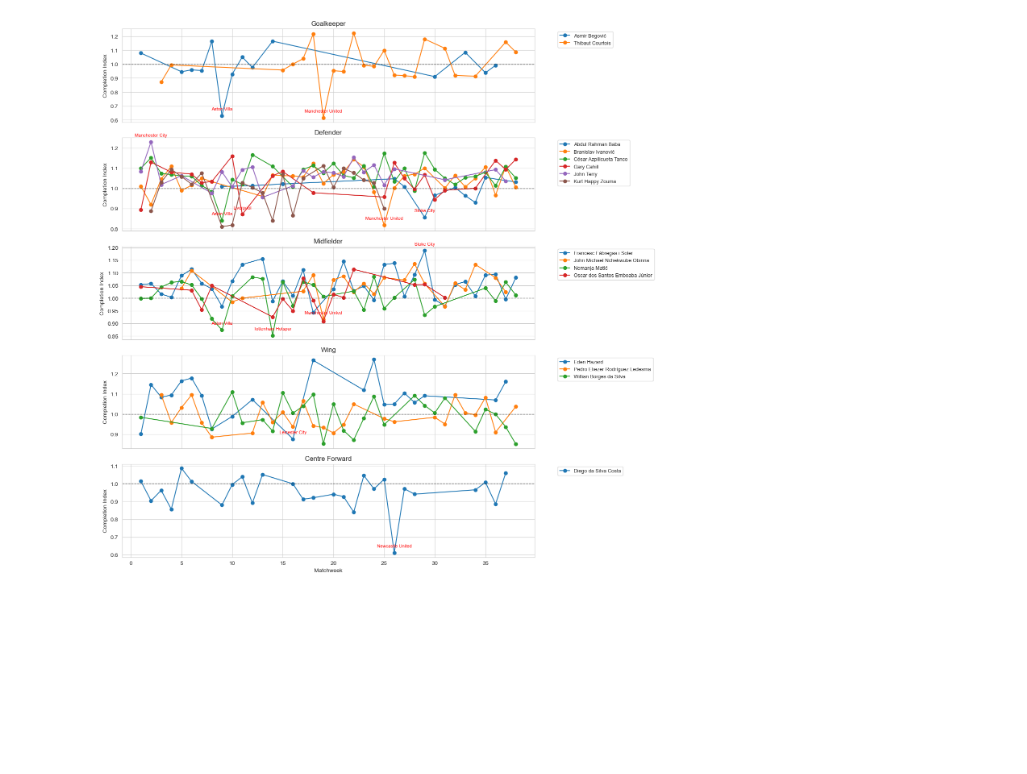
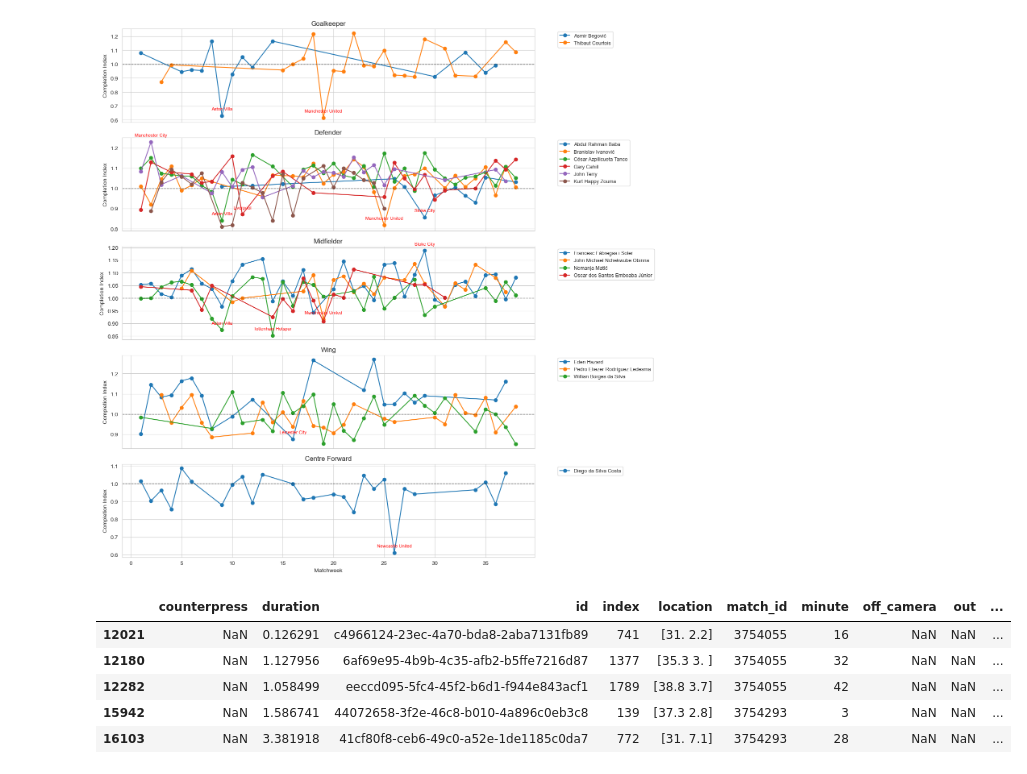
Before and after one commit to vickyfriss/Football-analytics, a Jupyter notebook: 202604 - 1 - Building Expected Passes xP for Men Top 5 Leagues.ipynb, the cells around one changed output. Cells and saved outputs as stored; diff of their text form; code cells hidden in the pictures; blank space fills up the shorter version.

```diff
--- a/202604 - 1 - Building Expected Passes xP for Men Top 5 Leagues.ipynb
+++ b/202604 - 1 - Building Expected Passes xP for Men Top 5 Leagues.ipynb
@@ -2064,6 +2064,19 @@ plt.tight_layout()
 plt.show()
 # %% [output]
 [figure]
+# %%
+# Filter Chelsea passes where start_x_zone = 0 and start_y_zone = 3
+subset = chelsea_df[(chelsea_df["start_x_zone"] == 3) & (chelsea_df["start_y_zone"] == 0)]
+
+# Show the first few rows
+subset.head(5)
+# %% [output]
+|  | counterpress | duration | id | index | location | match_id | minute | off_camera | out | ... |
+| 12021 | NaN | 0.126291 | c4966124-23ec-4a70-bda8-2aba7131fb89 | 741 | [31. 2.2] | 3754055 | 16 | NaN | NaN | ... |
+| 12180 | NaN | 1.127956 | 6af69e95-4b9b-4c35-afb2-b5ffe7216d87 | 1377 | [35.3 3. ] | 3754055 | 32 | NaN | NaN | ... |
+| 12282 | NaN | 1.058499 | eeccd095-5fc4-45f2-b6d1-f944e843acf1 | 1789 | [38.8 3.7] | 3754055 | 42 | NaN | NaN | ... |
+| 15942 | NaN | 1.586741 | 44072658-3f2e-46c8-b010-4a896c0eb3c8 | 139 | [37.3 2.8] | 3754293 | 3 | NaN | NaN | ... |
+| 16103 | NaN | 3.381918 | 41cf80f8-ceb6-49c0-a52e-1de1185c0da7 | 772 | [31. 7.1] | 3754293 | 28 | NaN | NaN | ... |
 # %%
 import numpy as np
 import matplotlib.pyplot as plt
```
Also changed, not shown: parts of 2 cells of this notebook.
